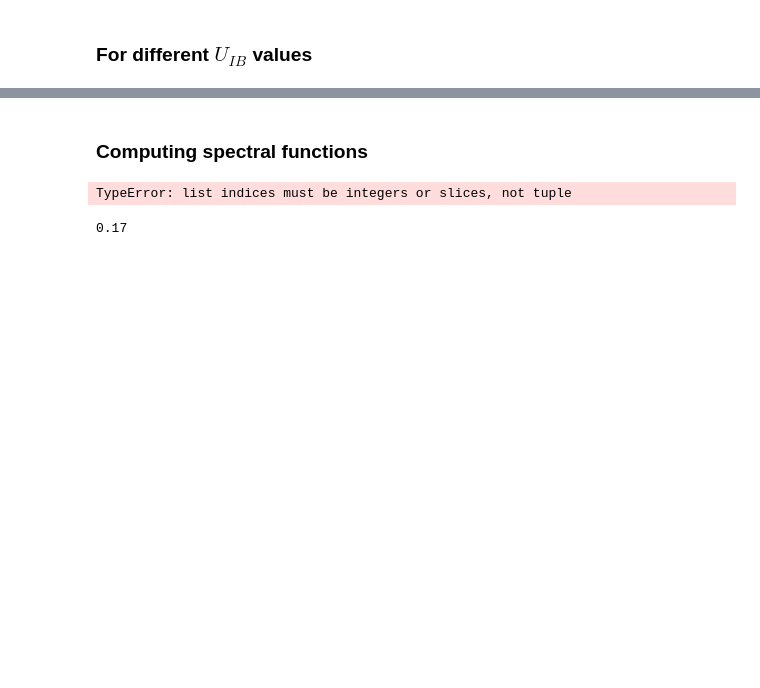
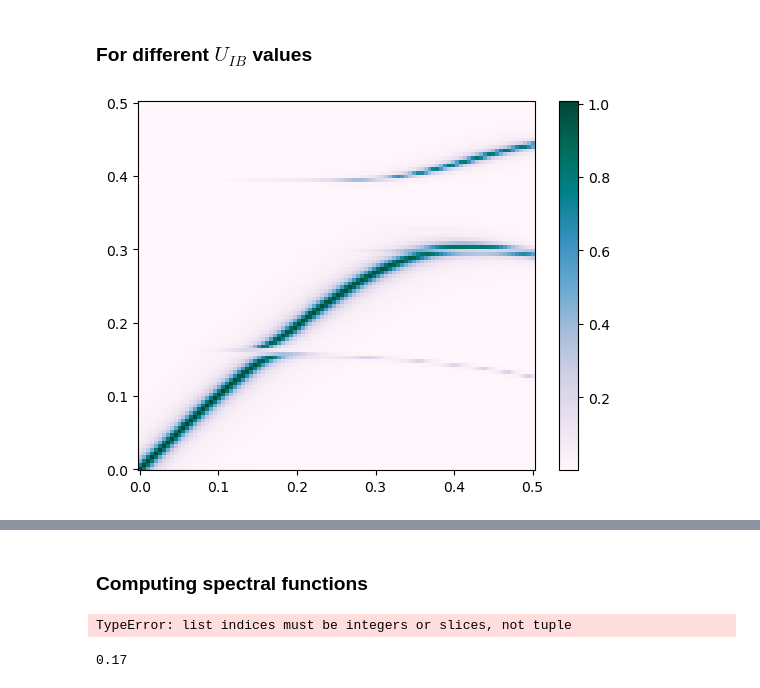
Before and after one commit to ragheedalhyder/BoseHubbard, a Jupyter notebook: src/Testing_codes.ipynb, the cells around one changed output, grey strips where cells are left out. Cells and saved outputs as stored; diff of their text form; code cells hidden in the pictures; blank space fills up the shorter version.

```diff
--- a/src/Testing_codes.ipynb
+++ b/src/Testing_codes.ipynb
@@ -341,0 +390,45 @@ for count, UIB in enumerate(UIBs):
+# %%
+import h5py
+dJU, Mu, M, N = 0.30, 0.41, 100, 7
+filename = f'../data/Different_UIBs_dJU_{dJU}_Mu_{muU:.2f}_M_{grid.M}_N_{N}.hdf5'
+with h5py.File(filename, 'r') as f:
+    UIBs = f['UIBs'][:]
+    en_values = f['en_values'][:]
+    omega0s = f['omega0s'][:]
+    omega1s = f['omega1s'][:]
+    omega2s = f['omega2s'][:]
+
+    T11 = []
+    T12 = []
+    T21 = []
+    T22 = []
+    T22_SE = []
+    SE_SI = []
+
+    for count, UIB in enumerate(UIBs):
+        group = f[f'UIB_{UIB}']
+        T11.append(group['T11'][:])
+        T12.append(group['T12'][:])
+        T21.append(group['T21'][:])
+        T22.append(group['T22'][:])
+        T22_SE.append(group['T22_SE'][:])
+        SE_SI.append(group['SE_SI'][:])
+# %%
+from matplotlib import pyplot as plt
+import numpy as np
+
+SpectralFuncs = np.zeros((len(UIBs), len(en_vector)))
+dOmega = en_vector[1] - en_vector[0]
+eta = 0.01
+for count in range(0, len(UIBs)):
+    SpectralFuncs[count, :] = dOmega * (-2) * np.imag(1./(en_vector - SE_SI[count] + 1j * eta))
+# SpectralFuncs[34, :] = SpectralFuncs[33, :]
+# SpectralFuncs[35, :] = SpectralFuncs[36, :]
+fig = plt.figure();
+X, Y = np.meshgrid(UIBs, en_vector)
+pc = plt.pcolormesh(X, Y, SpectralFuncs.T , shading='auto', cmap='PuBuGn');
+cbar = fig.colorbar(pc);
+# plt.plot(UIBs, omega0s + omega1s + omega2s, linestyle='--', label='Perturbative', color='red', linewidth=1.5)
+# plt.show()
+# %% [output]
+[figure, added]
```
Also changed, not shown: parts of 11 cells of this notebook, 23 other files.
